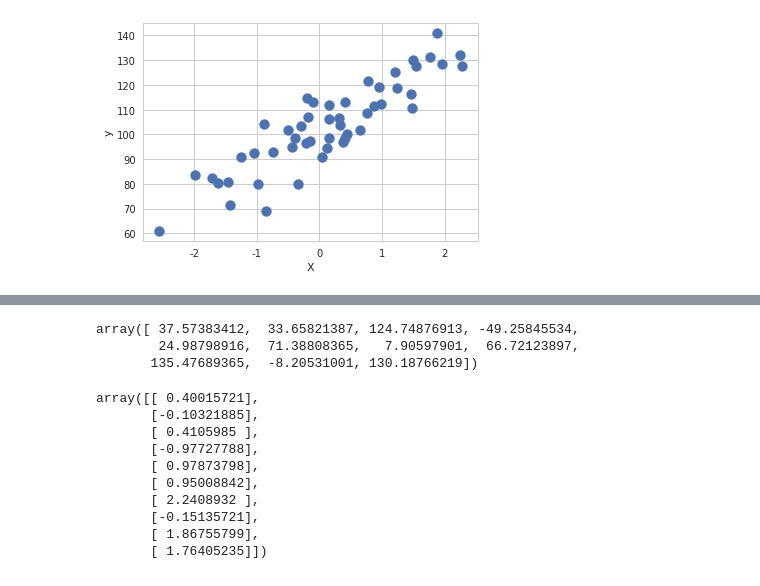
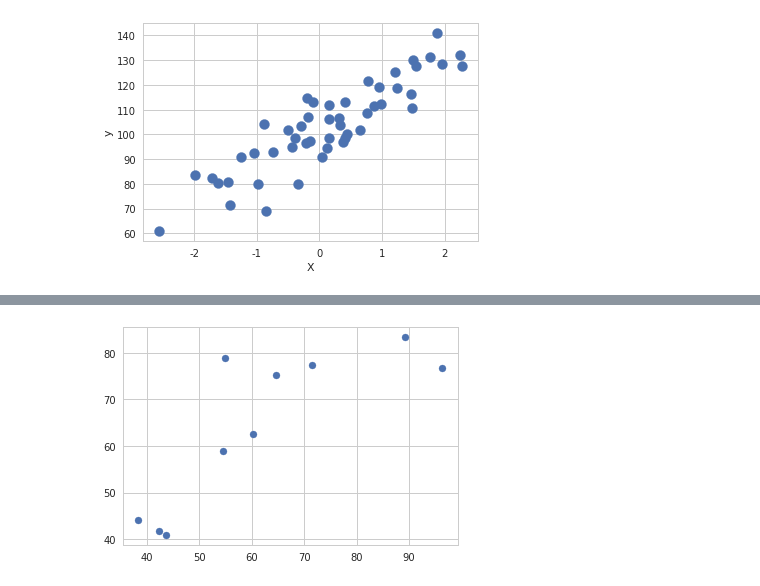
Before and after one commit to jaykim-asset/datascience_review, a Jupyter notebook: 2018_06_22_Linear_Regression_Preview.ipynb, the cells around one changed output, grey strips where cells are left out. Drawn from its saved outputs; the diff is of its cells as text; code cells hidden in the pictures.

```diff
--- a/2018_06_22_Linear_Regression_Preview.ipynb
+++ b/2018_06_22_Linear_Regression_Preview.ipynb
@@ -286,0 +287,4 @@ plt.show()
+# %%
+def make_regression2(n_samples, bias, noise, random_state):
+    from sklearn.datasets import make_regression
+    return make_regression(n_samples=n_samples, bias=bias , noise=noise , random_state=random_state, n_features=1 ,coef=True)
@@ -287,25 +301,4 @@ plt.show()
 # %%
-def make_regression2(n_samples, bias, noise, random_state, n_features = 1, coef=True):
+def make_regression2(n_samples, bias, noise, random_state, coef):
     from sklearn.datasets import make_regression
-    return make_regression(n_samples = n_samples, bias = bias , noise = noise , random_state = random_state, n_features = 1 ,coef=True)
+    return make_regression(n_samples=n_samples, bias=bias , noise=noise , random_state=random_state, n_features=1 ,coef=True)
-# %%
-X, y, w = make_regression2(n_samples=11, bias=10, noise=10, random_state=0)
-y
-# %% [output]
-array([ 37.57383412,  33.65821387, 124.74876913, -49.25845534,
-        24.98798916,  71.38808365,   7.90597901,  66.72123897,
-       135.47689365,  -8.20531001, 130.18766219])
-# %%
-X, y, w = make_regression(n_samples=10, bias=10, noise=10, random_state=0, coef=True, n_features = 1)
-X
-# %% [output]
-array([[ 0.40015721],
-       [-0.10321885],
-       [ 0.4105985 ],
-       [-0.97727788],
-       [ 0.97873798],
-       [ 0.95008842],
-       [ 2.2408932 ],
-       [-0.15135721],
-       [ 1.86755799],
-       [ 1.76405235]])
@@ -311,0 +307,15 @@ array([[ 0.40015721],
+# %%
+def make_regression2(n_sample, bias, noise, random_state):
+    from sklearn.datasets import make_regression
+    np.random.seed(0)
+    X = np.random.rand(n_sample) * 100
+    W = np.random.rand(1) * 1
+    t = np.random.randn(n_sample) * noise
+    Y = X * W + bias + t
+    return X, W, Y
+# %%
+a, b, c = make_regression2(10, 10, 10, 1)
+plt.scatter(a, c)
+plt.show()
+# %% [output]
+[figure, added]
```
Also changed, not shown: parts of 4 cells of this notebook, 7 other files.
